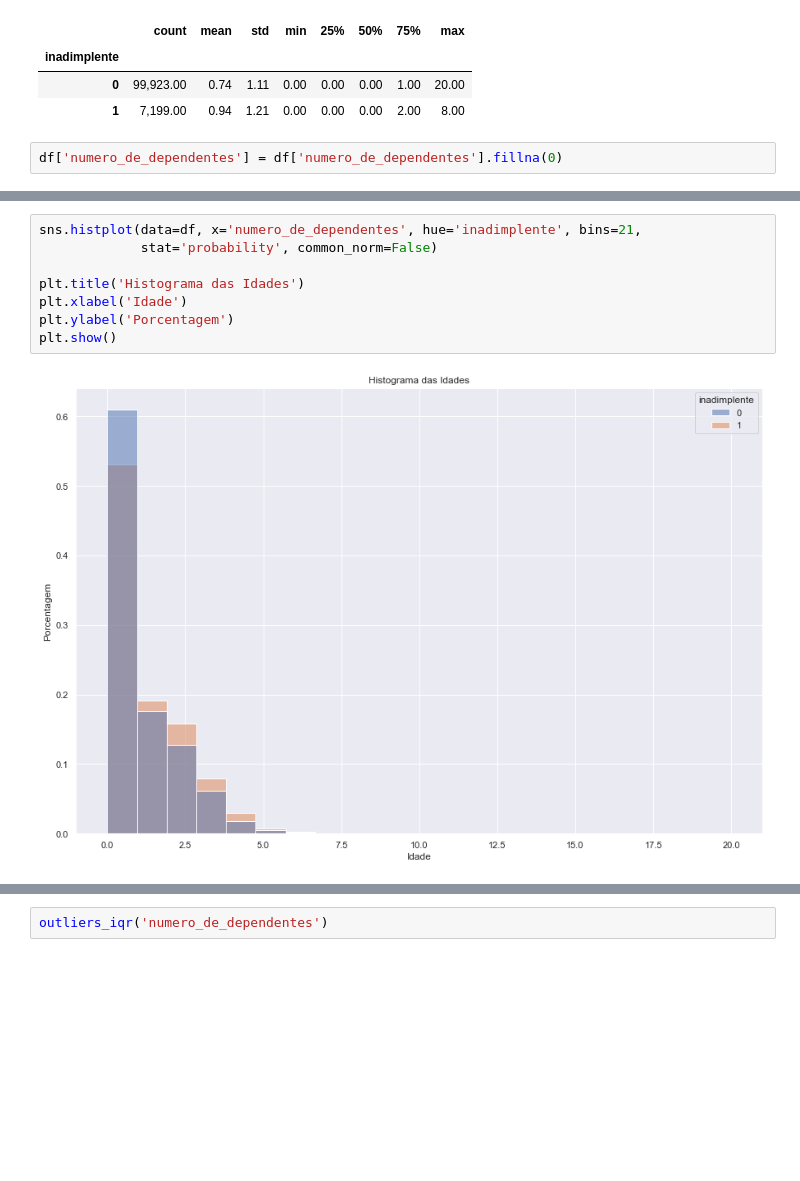
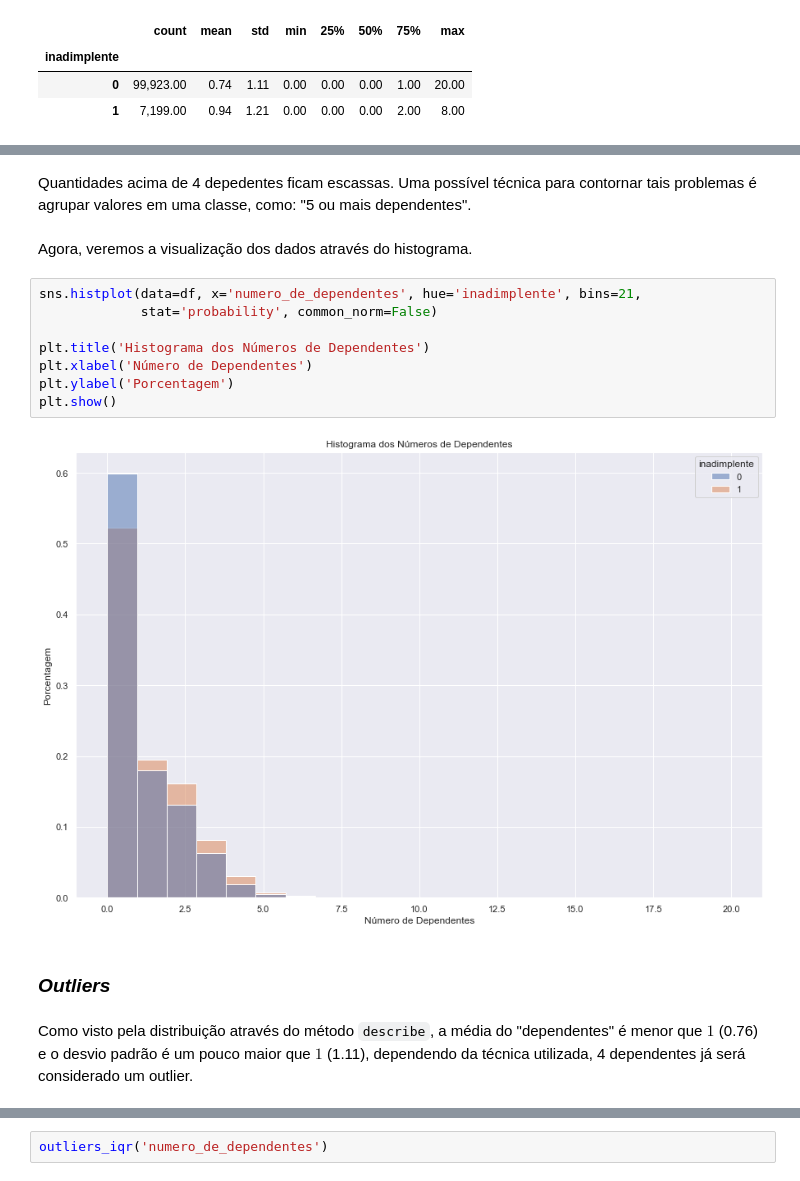
Before and after one commit to juan-burtet/test_data_scientist, a Jupyter notebook: notebooks/01 - Análise dos Dados de Treino.ipynb, the cells around one changed output, grey strips where cells are left out. Cells and saved outputs as stored; diff of their text form; blank space fills up the shorter version.

```diff
--- a/notebooks/01 - Análise dos Dados de Treino.ipynb
+++ b/notebooks/01 - Análise dos Dados de Treino.ipynb
@@ -259,5 +282,3 @@ df.groupby('inadimplente')['numero_de_dependentes'].describe()
 | inadimplente |  |  |  |  |  |  |  |  |
 | 0 | 99,923.00 | 0.74 | 1.11 | 0.00 | 0.00 | 0.00 | 1.00 | 20.00 |
 | 1 | 7,199.00 | 0.94 | 1.21 | 0.00 | 0.00 | 0.00 | 2.00 | 8.00 |
-# %%
-df['numero_de_dependentes'] = df['numero_de_dependentes'].fillna(0)
@@ -264,10 +320,18 @@ df['numero_de_dependentes'] = df['numero_de_dependentes'].fillna(0)
+# %% [markdown]
+Quantidades acima de 4 depedentes ficam escassas. Uma possível técnica para contornar tais problemas é agrupar valores em uma classe, como: "5 ou mais dependentes".
+# %% [markdown]
+Agora, veremos a visualização dos dados através do histograma.
 # %%
 sns.histplot(data=df, x='numero_de_dependentes', hue='inadimplente', bins=21,
              stat='probability', common_norm=False)
 
-plt.title('Histograma das Idades')
-plt.xlabel('Idade')
+plt.title('Histograma dos Números de Dependentes')
+plt.xlabel('Número de Dependentes')
 plt.ylabel('Porcentagem')
 plt.show()
 # %% [output]
-[figure, old version]
+[figure, new version]
+# %% [markdown]
+### *Outliers*
+# %% [markdown]
+Como visto pela distribuição através do método `describe`, a média do "dependentes" é menor que $1$ (0.76) e o desvio padrão é um pouco maior que $1$ (1.11), dependendo da técnica utilizada, 4 dependentes já será considerado um outlier.
```
Also changed, not shown: parts of 162 cells of this notebook.
